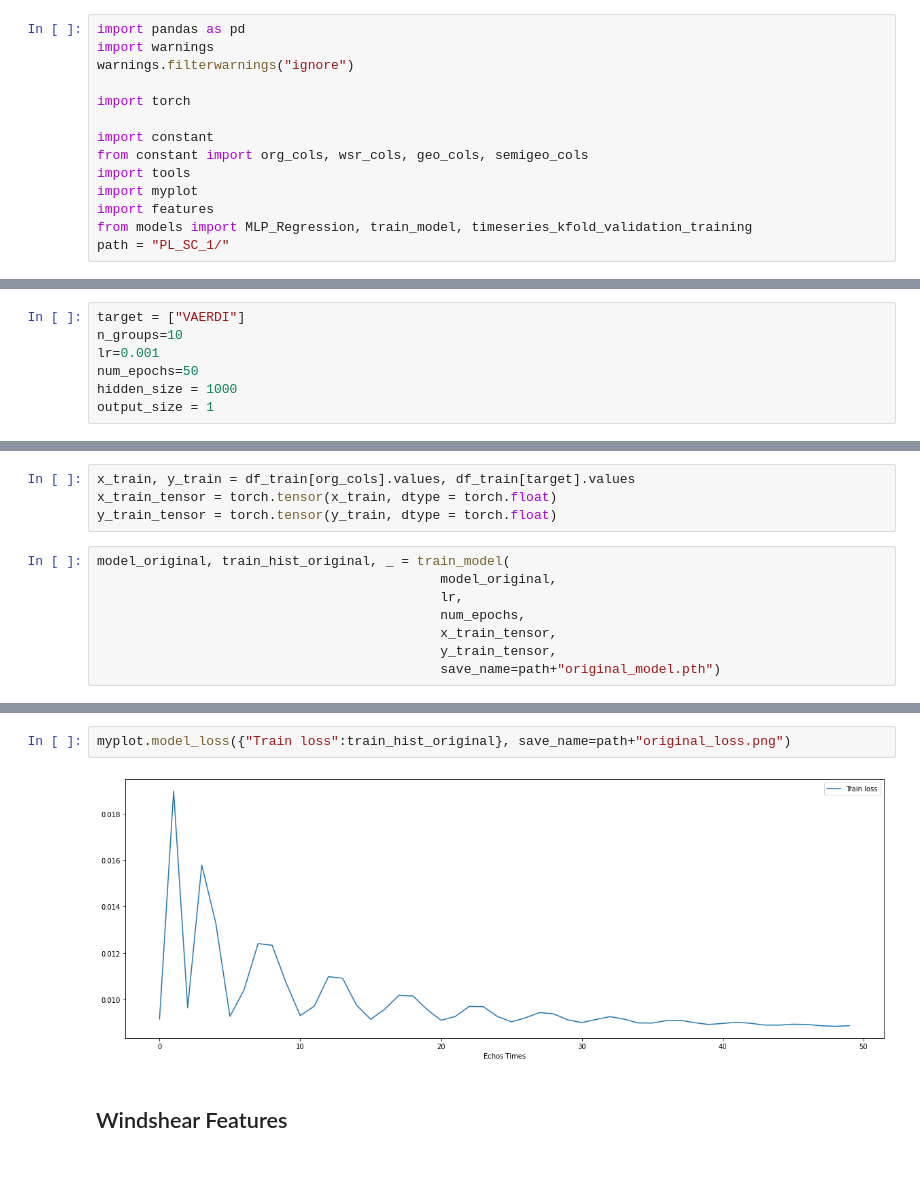
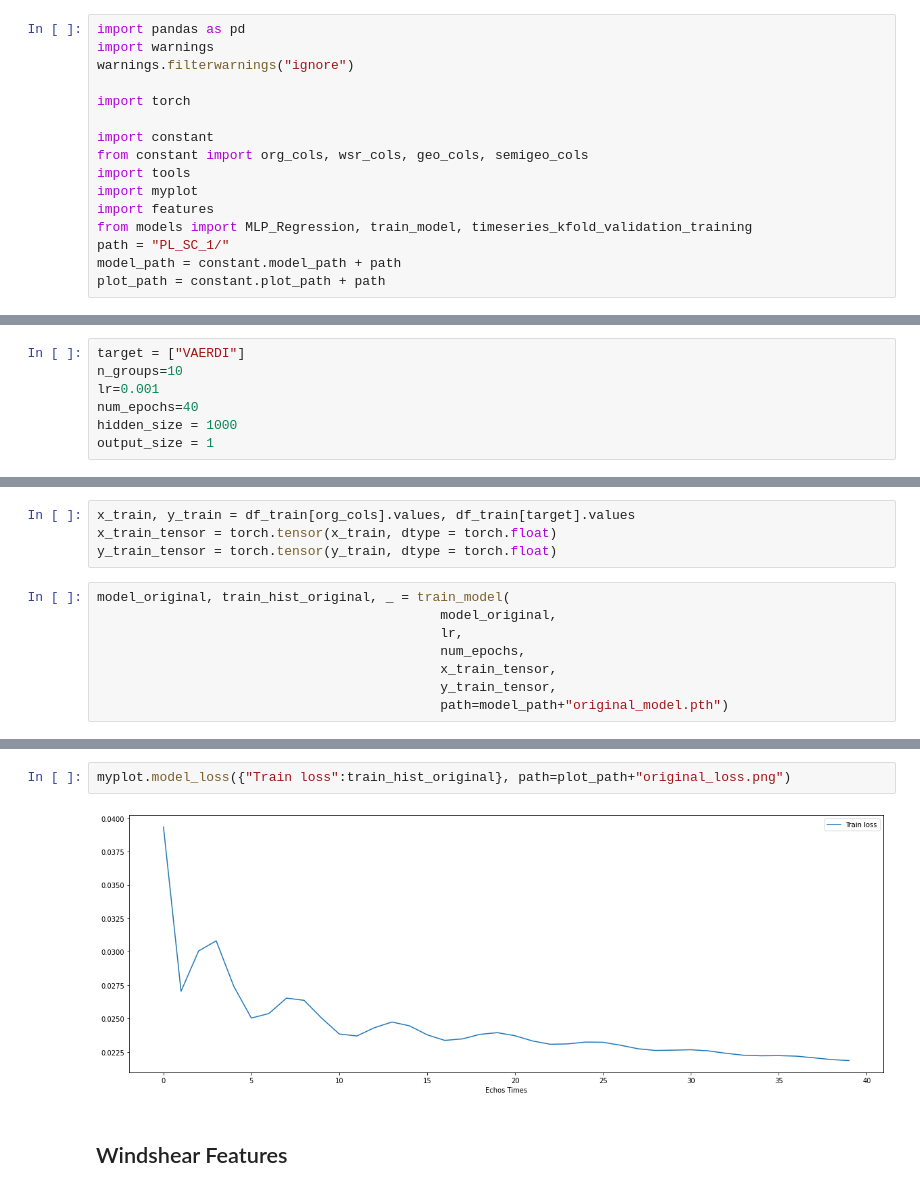
Before and after one commit to sevewing/WindmillPrediction, a Jupyter notebook: PL_SC_TRAIN.ipynb, the cells around one changed output, grey strips where cells are left out. Drawn from its saved outputs; the diff is of its cells as text.

```diff
--- a/PL_SC_TRAIN.ipynb
+++ b/PL_SC_TRAIN.ipynb
@@ -12,6 +12,8 @@ import myplot
 import features
 from models import MLP_Regression, train_model, timeseries_kfold_validation_training
 path = "PL_SC_1/"
+model_path = constant.model_path + path
+plot_path = constant.plot_path + path
 # %% [markdown]
 # Load Files
 # %%
@@ -69,7 +71,7 @@ df_train = pd.read_parquet(constant.PL_SC_TRAIN_path)
 target = ["VAERDI"]
 n_groups=10
 lr=0.001
-num_epochs=50
+num_epochs=40
 hidden_size = 1000
 output_size = 1
 # %% [markdown]
@@ -119,5 +120,5 @@ model_original, train_hist_original, _ = train_model(
                                             num_epochs,
                                             x_train_tensor,
                                             y_train_tensor,
-                                            save_name=path+"original_model.pth")
+                                            path=model_path+"original_model.pth")
 # %% [output]
@@ -129,7 +129,7 @@ Epoch 40 train loss: 0.008965810760855675
 # %%
-myplot.model_loss({"Train loss":train_hist_original}, save_name=path+"original_loss.png")
+myplot.model_loss({"Train loss":train_hist_original}, path=plot_path+"original_loss.png")
 # %% [output]
-[figure, old version]
+[figure, new version]
 # %% [markdown]
 ## Windshear Features
 # %%
```
Also changed, not shown: parts of 18 cells of this notebook, 10 other files.
